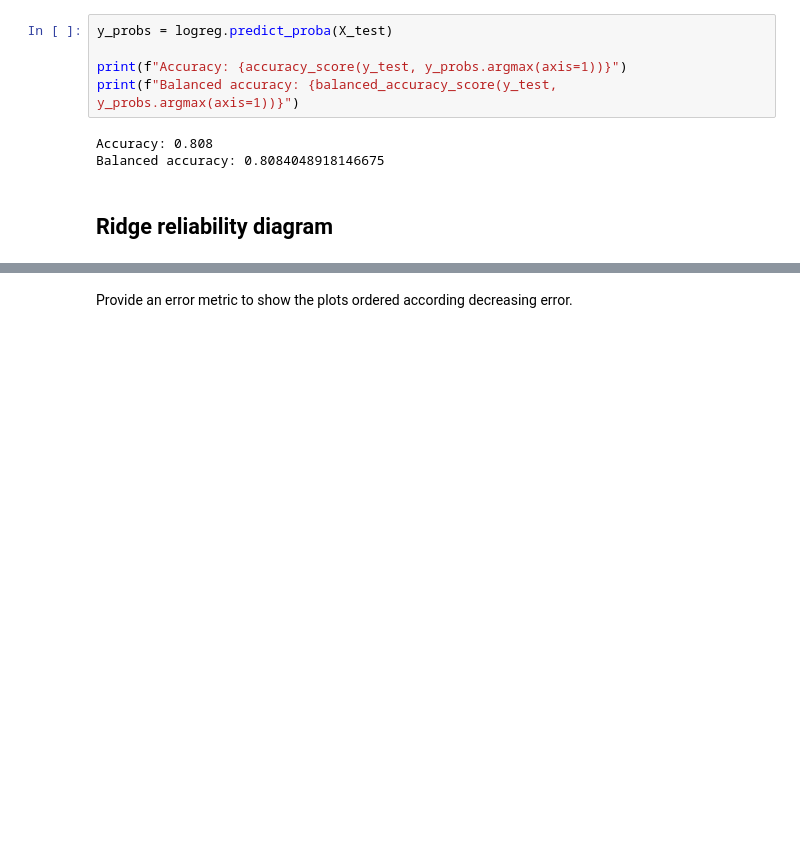
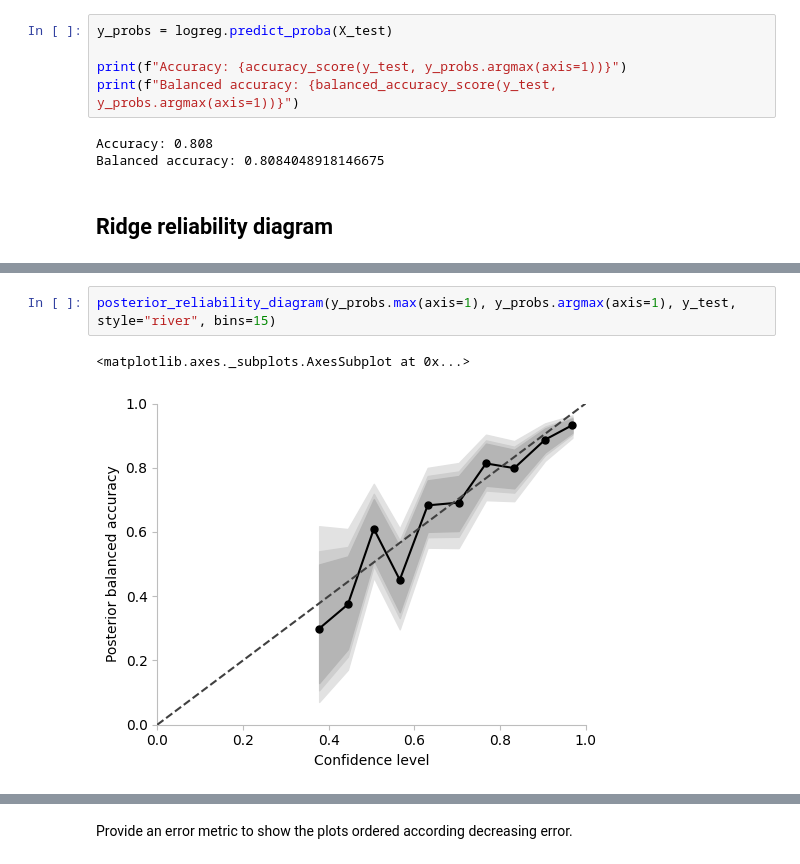
Before and after one commit to MaximLippeveld/riverreliability, a Jupyter notebook: notebooks/plots.ipynb, the cells around one changed output, grey strips where cells are left out. Cells and saved outputs as stored; diff of their text form; blank space fills up the shorter version.

```diff
--- a/notebooks/plots.ipynb
+++ b/notebooks/plots.ipynb
@@ -242,0 +232,5 @@ def ridge_reliability_diagram(y_probs:np.array, y_preds:np.array, y_true:np.arra
+# %%
+posterior_reliability_diagram(y_probs.max(axis=1), y_probs.argmax(axis=1), y_test, style="river", bins=15)
+# %% [output]
+<matplotlib.axes._subplots.AxesSubplot at 0x...>
+[figure, added]
```
Also changed, not shown: parts of 11 cells of this notebook, 3 other files.
